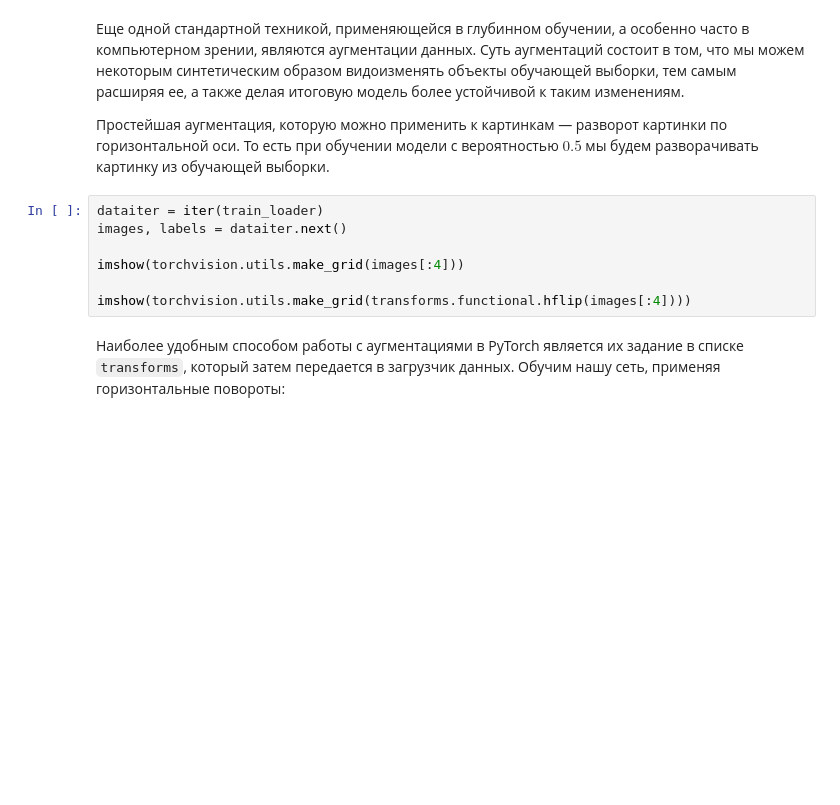
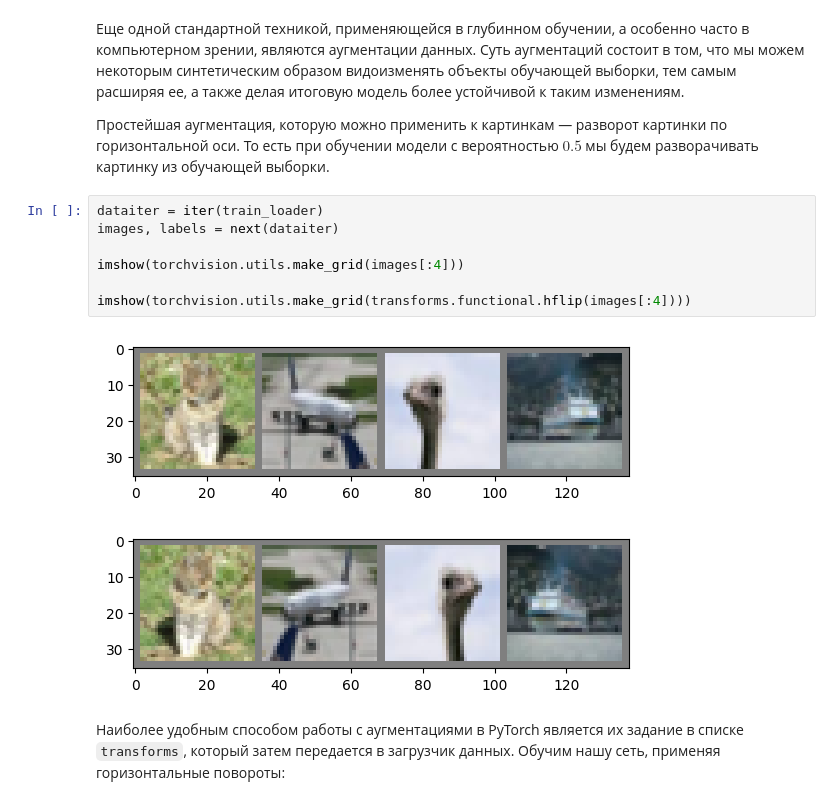
Before and after one commit to Romaniox/Sirius, a Jupyter notebook: hw_dl_02_task.ipynb, the cells around one changed output. Cells and saved outputs as stored; diff of their text form; blank space fills up the shorter version.

```diff
--- a/hw_dl_02_task.ipynb
+++ b/hw_dl_02_task.ipynb
@@ -434,11 +556,14 @@ Your answers here:
 Простейшая аугментация, которую можно применить к картинкам — разворот картинки по горизонтальной оси. То есть при обучении модели с вероятностью $0.5$ мы будем разворачивать картинку из обучающей выборки.
 # %%
 dataiter = iter(train_loader)
-images, labels = dataiter.next()
+images, labels = next(dataiter)
 
 imshow(torchvision.utils.make_grid(images[:4]))
 
 imshow(torchvision.utils.make_grid(transforms.functional.hflip(images[:4])))
+# %% [output]
+[figure, added]
+[figure, added]
 # %% [markdown]
 Наиболее удобным способом работы с аугментациями в PyTorch является их задание в списке <code>transforms</code>, который затем передается в загрузчик данных. Обучим нашу сеть, применяя горизонтальные повороты:
 # %%
```
Also changed, not shown: parts of 30 cells of this notebook, 12 other files.
